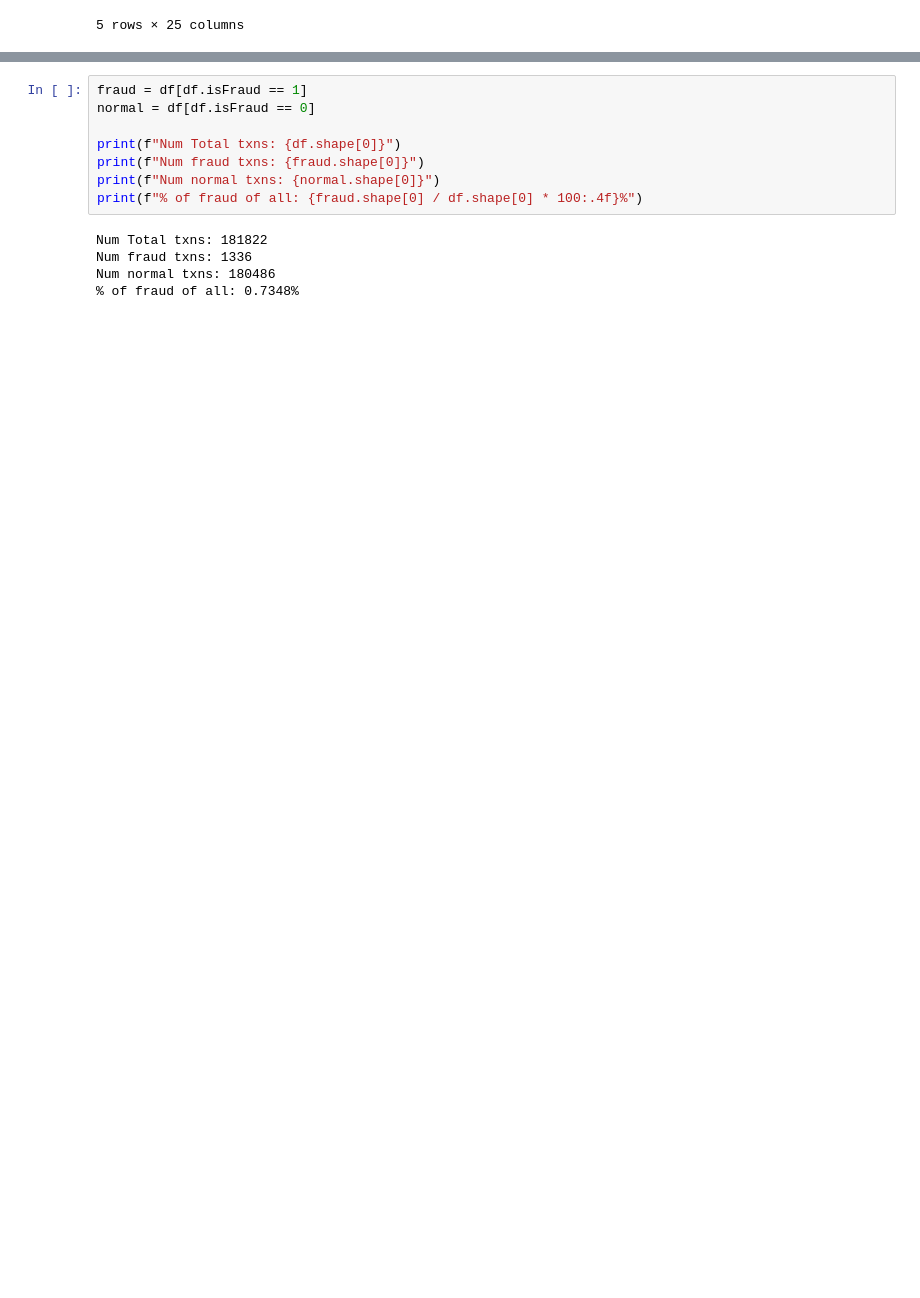
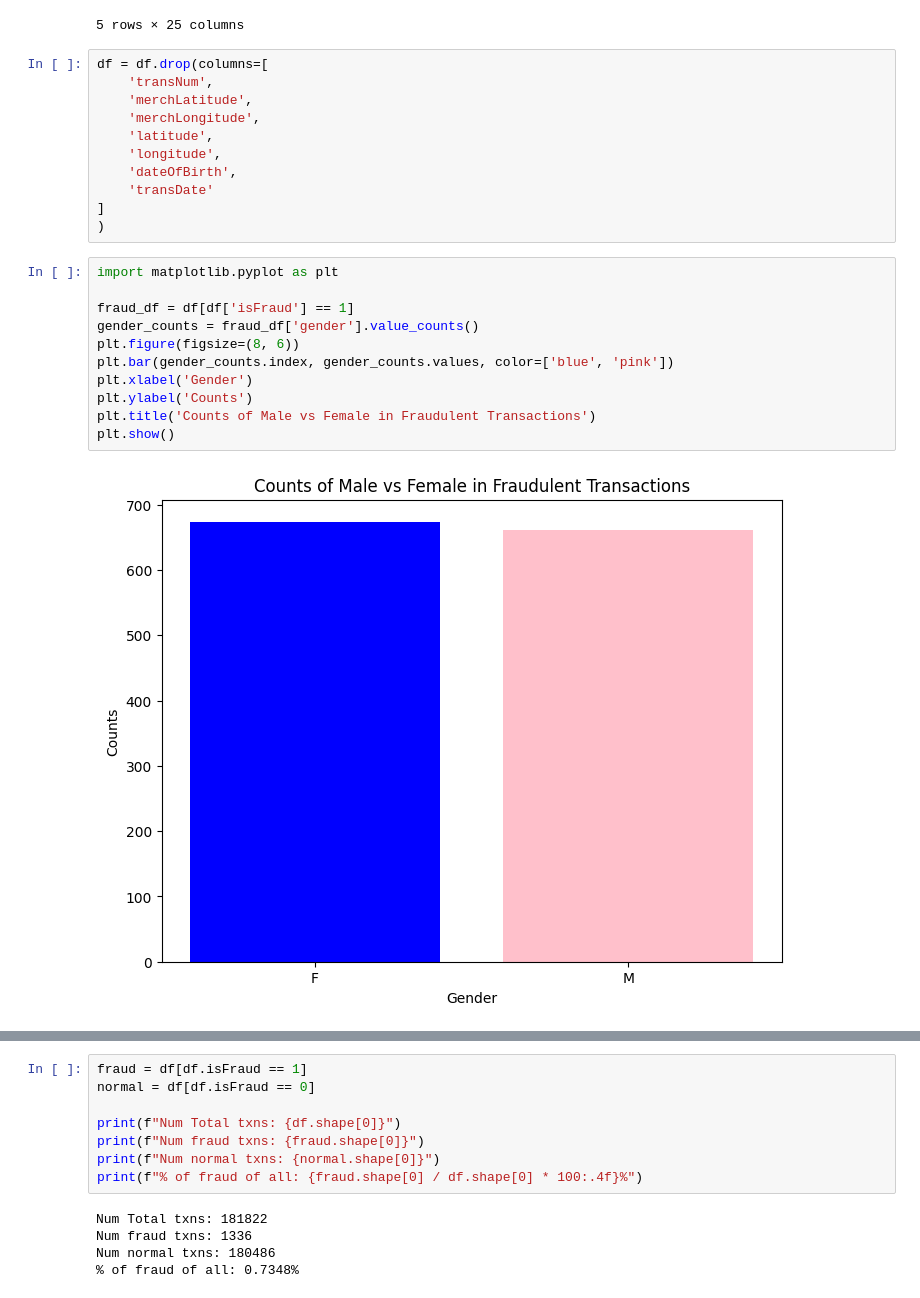
Before and after one commit to mlghammit/DataQuest-2024, a Jupyter notebook: data.ipynb, the cells around one changed output, grey strips where cells are left out. Cells and saved outputs as stored; diff of their text form; blank space fills up the shorter version.

```diff
--- a/data.ipynb
+++ b/data.ipynb
@@ -137,3 +127,27 @@ df.head()
 | 3 | 2019-01-01 04:29:18 | fraud_Boehm, Predovic and Reinger | misc_pos | 9.59 | Daniel | Cain | M | 384 Newman Forks Apt. 370 | Belmond | IA | ... |
 | 4 | 2019-01-01 04:32:09 | fraud_Hudson-Ratke | grocery_pos | 129.06 | Theresa | Blackwell | F | 43576 Kristina Islands | Shenandoah Junction | WV | ... |
 5 rows × 25 columns
+# %%
+df = df.drop(columns=[
+    'transNum',
+    'merchLatitude',
+    'merchLongitude',
+    'latitude',
+    'longitude',
+    'dateOfBirth',
+    'transDate'
+]
+)
+# %%
+import matplotlib.pyplot as plt
+
+fraud_df = df[df['isFraud'] == 1]
+gender_counts = fraud_df['gender'].value_counts()
+plt.figure(figsize=(8, 6))
+plt.bar(gender_counts.index, gender_counts.values, color=['blue', 'pink'])
+plt.xlabel('Gender')
+plt.ylabel('Counts')
+plt.title('Counts of Male vs Female in Fraudulent Transactions')
+plt.show()
+# %% [output]
+[figure, added]
```
Also changed, not shown: parts of 24 cells of this notebook, 1 other file.
